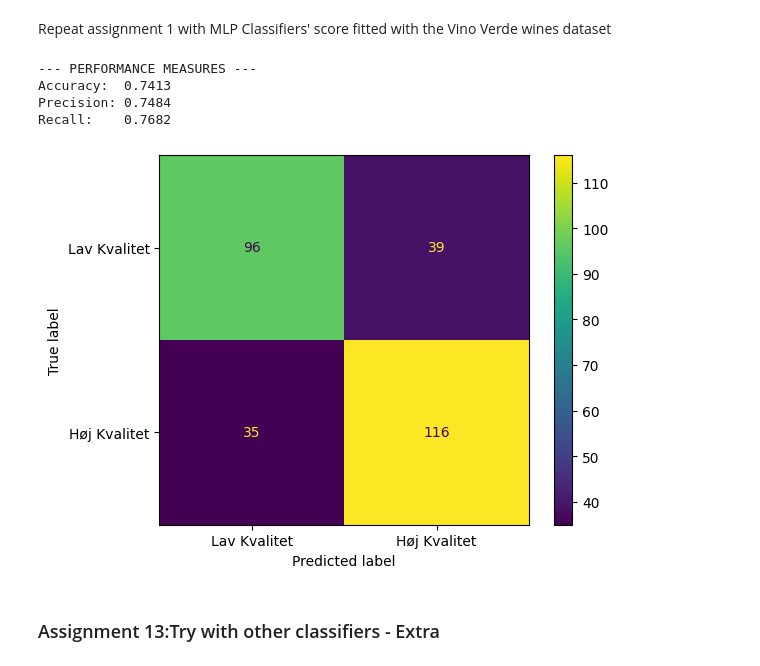
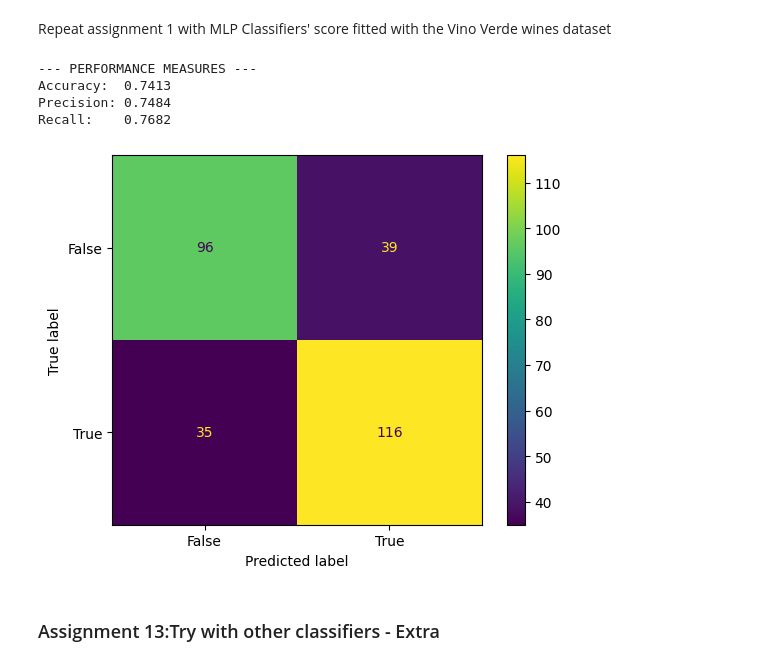
Before and after one commit to ahma004/Regression_Performance, a Jupyter notebook: Mandatory_assignment_Wine_Quality.ipynb, the cells around one changed output. Cells and saved outputs as stored; diff of their text form; code cells hidden in the pictures.

```diff
--- a/Mandatory_assignment_Wine_Quality.ipynb
+++ b/Mandatory_assignment_Wine_Quality.ipynb
@@ -391,28 +391,28 @@ Repeat assignment 1 with MLP Classifiers' score fitted with the Vino Verde wines
 # %%
 from sklearn.metrics import confusion_matrix, ConfusionMatrixDisplay, precision_score, recall_score, accuracy_score
 import matplotlib.pyplot as plt
 
 y_pred = mlp_pipeline.predict(X_test)
 
 accuracy = accuracy_score(y_test, y_pred)
 precision = precision_score(y_test, y_pred)
 recall = recall_score(y_test, y_pred)
 
 print("--- PERFORMANCE MEASURES ---")
 print(f"Accuracy:  {accuracy:.4f}")
 print(f"Precision: {precision:.4f}")
 print(f"Recall:    {recall:.4f}\n")
 
 cm = confusion_matrix(y_test, y_pred)
-disp = ConfusionMatrixDisplay(confusion_matrix=cm, display_labels=["Lav Kvalitet", "Høj Kvalitet"])
+disp = ConfusionMatrixDisplay(cm, display_labels=highQLabels)
 disp.plot()
 plt.show()
 # %% [output]
 --- PERFORMANCE MEASURES ---
 Accuracy:  0.7413
 Precision: 0.7484
 Recall:    0.7682
-[figure, old version]
+[figure, new version]
 # %% [markdown]
 ### Assignment 13:Try with other classifiers - Extra
 # %% [markdown]
```
